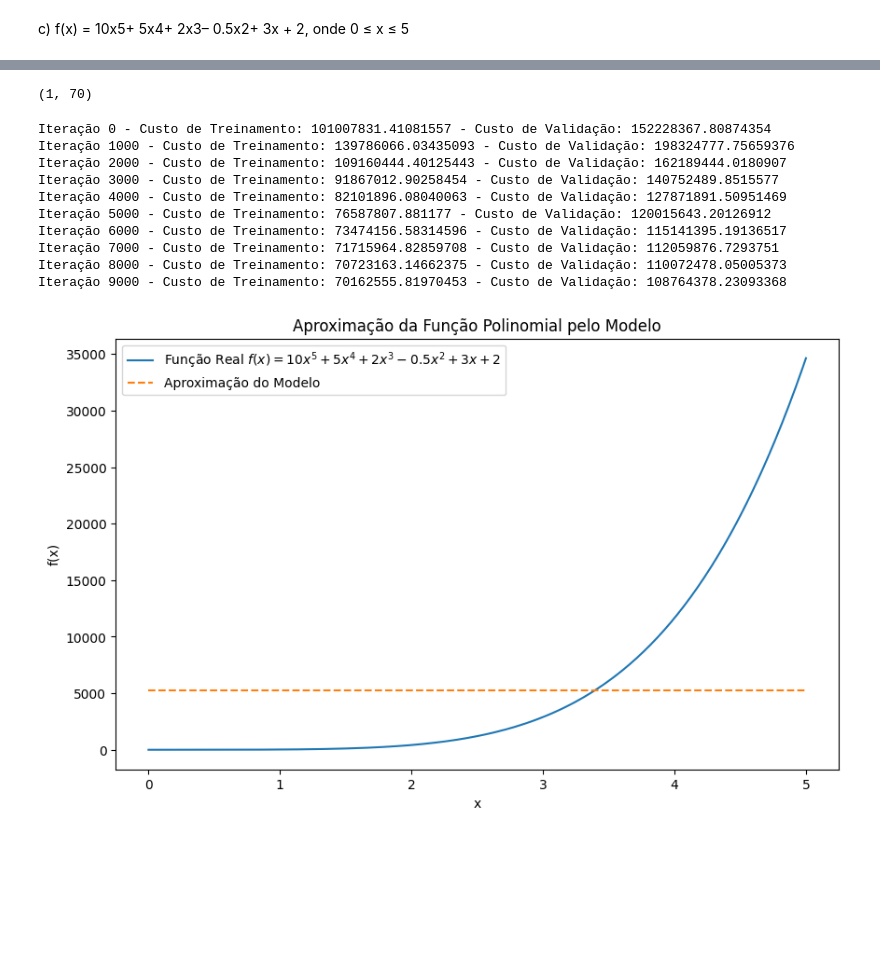
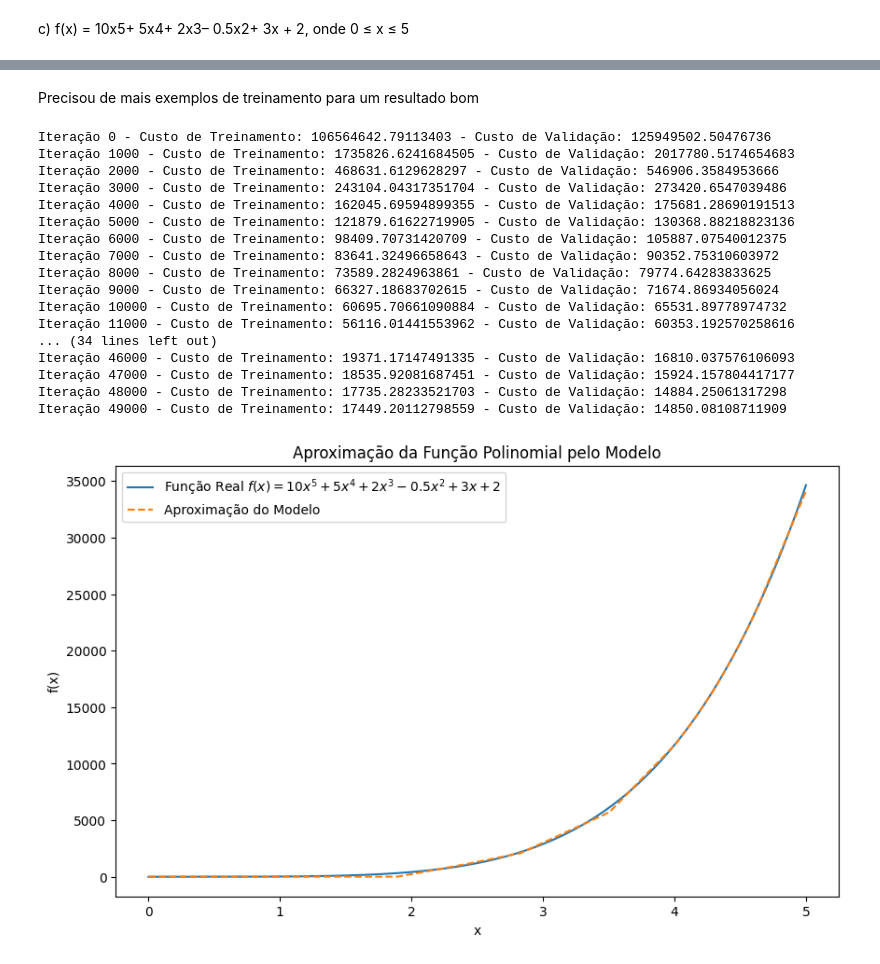
Before and after one commit to ArthurrCr/DEEP-LEARNING, a Jupyter notebook: [DL] 1A Lista_.ipynb, the cells around one changed output, grey strips where cells are left out. Drawn from its saved outputs; the diff is of its cells as text; code cells hidden in the pictures; blank space fills up the shorter version.

```diff
--- a/[DL] 1A Lista_.ipynb
+++ b/[DL] 1A Lista_.ipynb
@@ -434,7 +442,7 @@ def function_b(x):
     return np.log10(x)
 
 # Gerar amostras para x (100 amostras uniformemente espaçadas entre 1 e 10)
-x_samples_b = np.linspace(1, 10, 100)
+x_samples_b = np.linspace(1, 10, 500) # 100 amostras uniformemente espaçadas entre 1 e 10
 y_samples_b = function_b(x_samples_b)
 
 # Dividindo as amostras em conjuntos de treinamento (70%) e validação (30%)
@@ -498,7 +472,7 @@ array([[0.40576535, 0.23736092, 0.62136515, 0.96720749, 0.1627273 ,
 A camada de saída tem 1 neurônio, o que é típico para problemas de regressão, onde você está tentando prever um único valor contínuo.
 # %%
 # Definindo a arquitetura da rede
-layer_dims_b = [x_train_b.shape[0], 100, 1]  # Exemplo: 1 neurônio na camada de entrada, 10 na oculta, 1 na saída para a função b
+layer_dims_b = [x_train_b.shape[0], 300, 1]  # Exemplo: 1 neurônio na camada de entrada, 10 na oculta, 1 na saída para a função b
 
 # Inicializando os parâmetros
 parameters_b = initialize_parameters_deep(layer_dims_b)
@@ -508,12 +482,12 @@ training_costs = []
 validation_costs = []
 
 # Treinamento do modelo
-for i in range(10000):
+for i in range(50000):
     # Forward propagation
     AL_b, caches_b = L_model_forward(x_train_b, parameters_b, hidden_activation='relu', output_activation='linear')
 
     # Compute cost.
-    cost_train = compute_cost(AL_b, y_train_b)
+    cost_train = compute_cost(AL_b, y_train_b, problema='regressao')
     training_costs.append(cost_train)
 
     # Backward propagation.
@@ -524,7 +498,7 @@ for i in range(10000):
 
     # Compute validation cost.
     AL_val_b, _ = L_model_forward(x_val_b, parameters_b, hidden_activation='relu', output_activation='linear')
-    cost_val = compute_cost(AL_val_b, y_val_b)
+    cost_val = compute_cost(AL_val_b, y_val_b, problema='regressao')
     validation_costs.append(cost_val)
 
     if i % 1000 == 0:
@@ -583,7 +564,7 @@ def function_c(x):
     return 10*x**5 + 5*x**4 + 2*x**3 - 0.5*x**2 + 3*x + 2
 
 # Gerando dados de amostra (100 amostras uniformemente espaçadas entre 0 e 5)
-x_samples_c = np.linspace(0, 5, 100)  # 100 amostras entre 0 e 5
+x_samples_c = np.linspace(0, 5, 500)  # 200 amostras entre 0 e 5
 y_samples_c = function_c(x_samples_c)
 
 # Dividindo os dados em conjuntos de treinamento e validação
@@ -611,10 +592,8 @@ plt.show()
-# %%
-x_train_c.shape
-# %% [output]
-(1, 70)
+# %% [markdown]
+Precisou de mais exemplos de treinamento para um resultado bom
 # %%
 # Definindo a arquitetura da rede para a função c
-layer_dims_c = [x_train_c.shape[0], 100, 100, 1]  # Exemplo: 1 neurônio na entrada, 20 e 10 na oculta, 1 na saída para a função c
+layer_dims_c = [x_train_c.shape[0], 100, 1]  # Exemplo: 1 neurônio na entrada, 20 e 10 na oculta, 1 na saída para a função c
 
 # Inicializando os parâmetros para a função c
 parameters_c = initialize_parameters_deep(layer_dims_c)
@@ -624,55 +603,62 @@ training_costs_c = []
 validation_costs_c = []
 
 # Treinamento do modelo
-for i in range(10000):
+for i in range(50000):
     # Forward propagation
     AL_c, caches_c = L_model_forward(x_train_c, parameters_c, hidden_activation='relu', output_activation='linear')
 
     # Compute cost.
-    cost_train_c = compute_cost(AL_c, y_train_c)
+    cost_train_c = compute_cost(AL_c, y_train_c, problema='regressao')
     training_costs_c.append(cost_train_c)
 
     # Backward propagation.
     grads_c = L_model_backward(AL_c, y_train_c, caches_c, hidden_activation='relu', output_activation='linear', problema='regressao')
 
     # Update parameters.
-    parameters_c = update_parameters(parameters_c, grads_c, learning_rate=0.01)
+    parameters_c = update_parameters(parameters_c, grads_c, learning_rate=0.001)
 
     # Compute validation cost.
     AL_val_c, _ = L_model_forward(x_val_c, parameters_c, hidden_activation='relu', output_activation='linear')
-    cost_val_c = compute_cost(AL_val_c, y_val_c)
+    cost_val_c = compute_cost(AL_val_c, y_val_c, problema='regressao')
     validation_costs_c.append(cost_val_c)
 
     if i % 1000 == 0:
         print(f"Iteração {i} - Custo de Treinamento: {cost_train_c} - Custo de Validação: {cost_val_c}")
 # %% [output]
-Iteração 0 - Custo de Treinamento: 101007831.41081557 - Custo de Validação: 152228367.80874354
-Iteração 1000 - Custo de Treinamento: 139786066.03435093 - Custo de Validação: 198324777.75659376
-Iteração 2000 - Custo de Treinamento: 109160444.40125443 - Custo de Validação: 162189444.0180907
-Iteração 3000 - Custo de Treinamento: 91867012.90258454 - Custo de Validação: 140752489.8515577
-Iteração 4000 - Custo de Treinamento: 82101896.08040063 - Custo de Validação: 127871891.50951469
-Iteração 5000 - Custo de Treinamento: 76587807.881177 - Custo de Validação: 120015643.20126912
-Iteração 6000 - Custo de Treinamento: 73474156.58314596 - Custo de Validação: 115141395.19136517
-Iteração 7000 - Custo de Treinamento: 71715964.82859708 - Custo de Validação: 112059876.7293751
-Iteração 8000 - Custo de Treinamento: 70723163.14662375 - Custo de Validação: 110072478.05005373
-Iteração 9000 - Custo de Treinamento: 70162555.81970453 - Custo de Validação: 108764378.23093368
+Iteração 0 - Custo de Treinamento: 106564642.79113403 - Custo de Validação: 125949502.50476736
+Iteração 1000 - Custo de Treinamento: 1735826.6241684505 - Custo de Validação: 2017780.5174654683
+Iteração 2000 - Custo de Treinamento: 468631.6129628297 - Custo de Validação: 546906.3584953666
+Iteração 3000 - Custo de Treinamento: 243104.04317351704 - Custo de Validação: 273420.6547039486
+Iteração 4000 - Custo de Treinamento: 162045.69594899355 - Custo de Validação: 175681.28690191513
+Iteração 5000 - Custo de Treinamento: 121879.61622719905 - Custo de Validação: 130368.88218823136
+Iteração 6000 - Custo de Treinamento: 98409.70731420709 - Custo de Validação: 105887.07540012375
+Iteração 7000 - Custo de Treinamento: 83641.32496658643 - Custo de Validação: 90352.75310603972
+Iteração 8000 - Custo de Treinamento: 73589.2824963861 - Custo de Validação: 79774.64283833625
+Iteração 9000 - Custo de Treinamento: 66327.18683702615 - Custo de Validação: 71674.86934056024
+Iteração 10000 - Custo de Treinamento: 60695.70661090884 - Custo de Validação: 65531.89778974732
+Iteração 11000 - Custo de Treinamento: 56116.01441553962 - Custo de Validação: 60353.192570258616
+... (34 lines left out)
+Iteração 46000 - Custo de Treinamento: 19371.17147491335 - Custo de Validação: 16810.037576106093
+Iteração 47000 - Custo de Treinamento: 18535.92081687451 - Custo de Validação: 15924.157804417177
+Iteração 48000 - Custo de Treinamento: 17735.28233521703 - Custo de Validação: 14884.25061317298
+Iteração 49000 - Custo de Treinamento: 17449.20112798559 - Custo de Validação: 14850.08108711909
 # %%
 # Gerando dados de teste em um intervalo contínuo
-x_test_c = np.linspace(0, 5, 200)
+x_test_c = np.linspace(0, 5, 500)
 y_true_c = function_c(x_test_c)
 
 # Propagação para frente para fazer previsões com o modelo treinado
 x_test_c = x_test_c.reshape(1, -1)
 AL_test_c, _ = L_model_forward(x_test_c, parameters_c, hidden_activation='relu', output_activation='linear')
 
 # Plotando a função verdadeira e as previsões do modelo
 plt.figure(figsize=(10, 6))
 plt.plot(x_test_c.flatten(), y_true_c.flatten(), label='Função Real $f(x) = 10x^5 + 5x^4 + 2x^3 - 0.5x^2 + 3x + 2$')
 plt.plot(x_test_c.flatten(), AL_test_c.flatten(), label='Aproximação do Modelo', linestyle='--')
 plt.xlabel('x')
 plt.ylabel('f(x)')
 plt.title('Aproximação da Função Polinomial pelo Modelo')
 plt.legend()
 plt.show()
 # %% [output]
-[figure, old version]
+[figure, new version]
```
Also changed, not shown: parts of 18 cells of this notebook.
